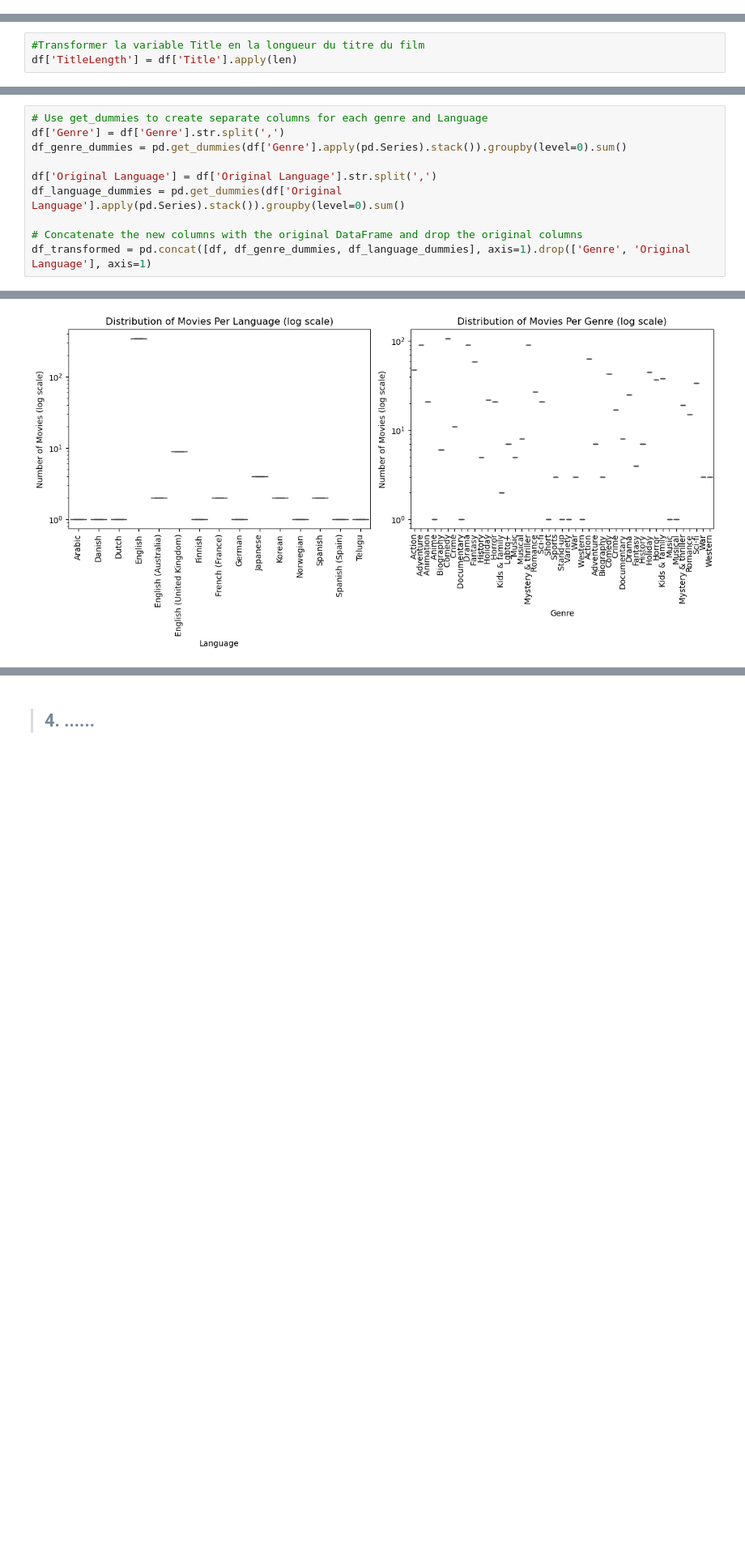
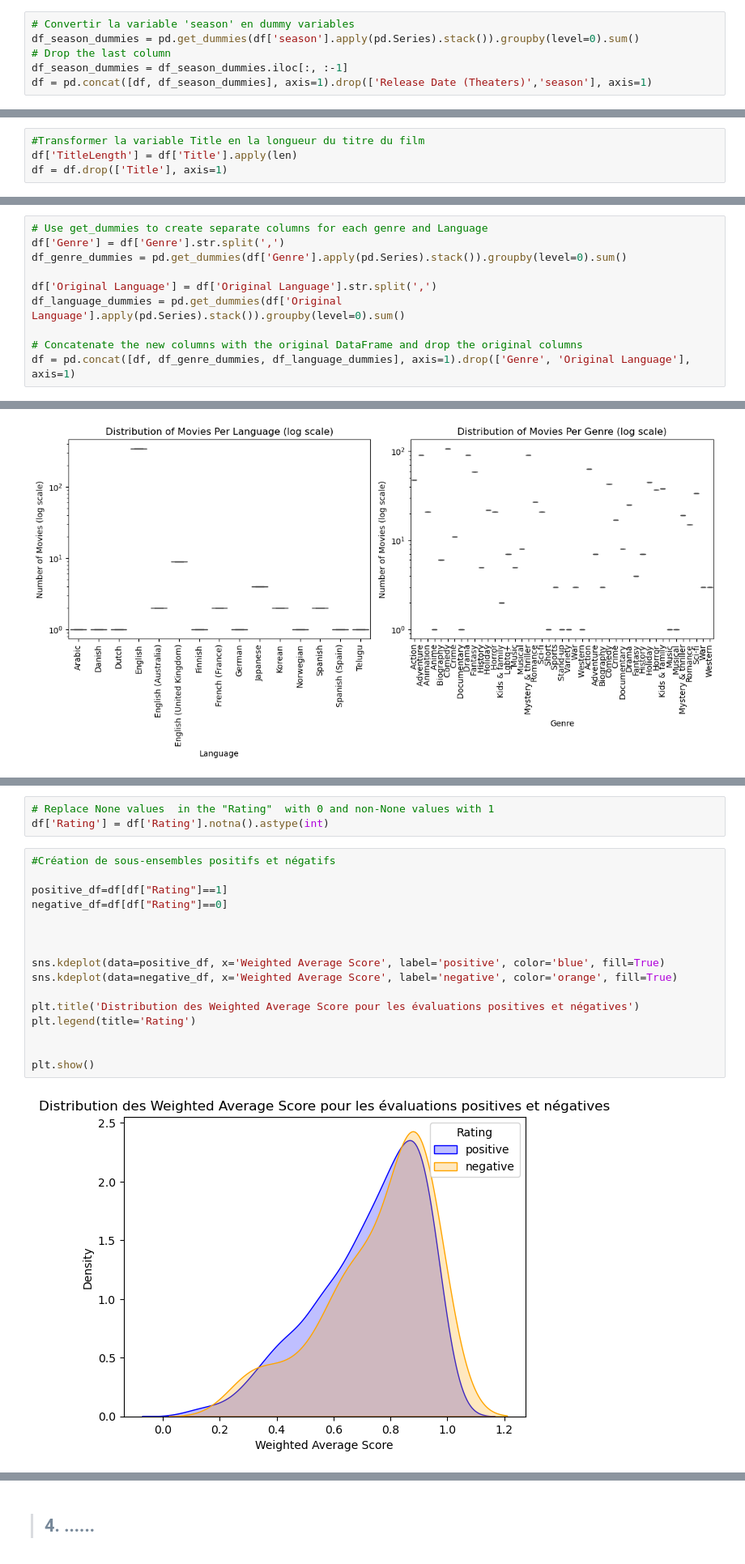
Before and after one commit to ZakaryaAD/Projet-Data-ALAMI-et-Blel, a Jupyter notebook: Web scraping with Selenium.ipynb, the cells around one changed output, grey strips where cells are left out. Shown at 81% size. Drawn from its saved outputs; the diff is of its cells as text; blank space fills up the shorter version.

```diff
--- a/Web scraping with Selenium.ipynb
+++ b/Web scraping with Selenium.ipynb
@@ -272,0 +315,6 @@ df['Release Date (Streaming)'] = df['Release Date (Streaming)'].apply(convert_to
+# %%
+# Convertir la variable 'season' en dummy variables
+df_season_dummies = pd.get_dummies(df['season'].apply(pd.Series).stack()).groupby(level=0).sum()
+# Drop the last column
+df_season_dummies = df_season_dummies.iloc[:, :-1]
+df = pd.concat([df, df_season_dummies], axis=1).drop(['Release Date (Theaters)','season'], axis=1)
@@ -284,6 +334,7 @@ La moyenne de la colonne 'Runtime' est : 115.04021447721179
 # %%
 #Transformer la variable Title en la longueur du titre du film
 df['TitleLength'] = df['Title'].apply(len)
+df = df.drop(['Title'], axis=1)
 # %% [markdown]
 <b> => La longueur du titre d'un film peut influencer le succès en impactant sa mémorabilité et sa facilité de recherche, avec des titres plus courts souvent favorisés pour leur potentiel marketing et leur visibilité en ligne. </b>
 # %%
@@ -295,7 +346,7 @@ df['Original Language'] = df['Original Language'].str.split(',')
 df_language_dummies = pd.get_dummies(df['Original Language'].apply(pd.Series).stack()).groupby(level=0).sum()
 
 # Concatenate the new columns with the original DataFrame and drop the original columns
-df_transformed = pd.concat([df, df_genre_dummies, df_language_dummies], axis=1).drop(['Genre', 'Original Language'], axis=1)
+df = pd.concat([df, df_genre_dummies, df_language_dummies], axis=1).drop(['Genre', 'Original Language'], axis=1)
 # %%
 # Calculate the number of movies per language
 movies_per_language = df_language_dummies.sum(axis=0)
@@ -346,0 +384,21 @@ df['Box Office (Gross USA)'] = df['Box Office (Gross USA)'].apply(convert_box_of
+# %%
+# Replace None values  in the "Rating"  with 0 and non-None values with 1
+df['Rating'] = df['Rating'].notna().astype(int)
+# %%
+#Création de sous-ensembles positifs et négatifs
+
+positive_df=df[df["Rating"]==1]
+negative_df=df[df["Rating"]==0]
+
+
+
+sns.kdeplot(data=positive_df, x='Weighted Average Score', label='positive', color='blue', fill=True)
+sns.kdeplot(data=negative_df, x='Weighted Average Score', label='negative', color='orange', fill=True)
+
+plt.title('Distribution des Weighted Average Score pour les évaluations positives et négatives')
+plt.legend(title='Rating')
+
+
+plt.show()
+# %% [output]
+[figure, added]
```
Also changed, not shown: parts of 23 cells of this notebook.
